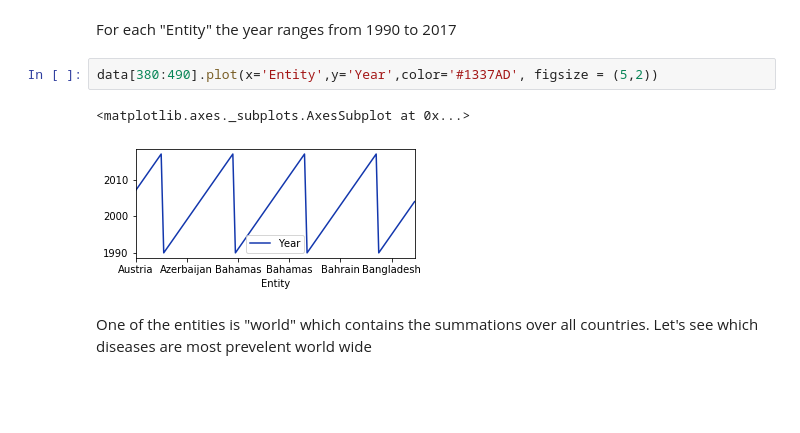
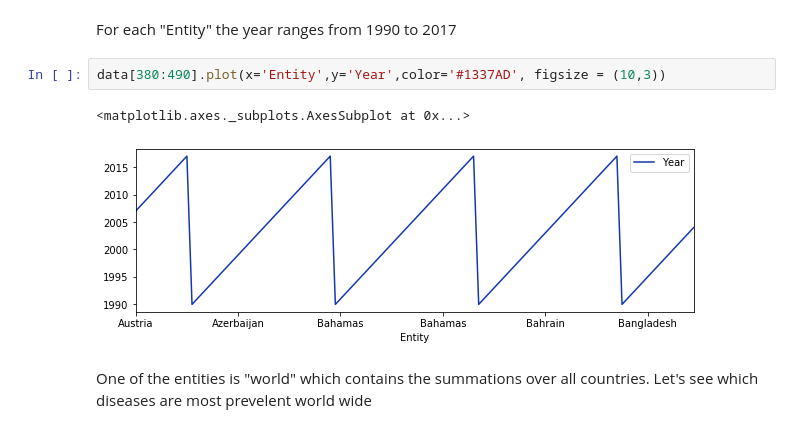
Before and after one commit to itsyaboii1337/Data_Science_Alliance, a Jupyter notebook: Analysing_Medical_Data.ipynb, the cells around one changed output. Drawn from its saved outputs; the diff is of its cells as text; blank space fills up the shorter version.

```diff
--- a/Analysing_Medical_Data.ipynb
+++ b/Analysing_Medical_Data.ipynb
@@ -42,10 +40,10 @@ data.head(5)
 # %% [markdown]
 For each "Entity" the year ranges from 1990 to 2017
 # %%
-data[380:490].plot(x='Entity',y='Year',color='#1337AD', figsize = (5,2))
+data[380:490].plot(x='Entity',y='Year',color='#1337AD', figsize = (10,3))
 # %% [output]
 <matplotlib.axes._subplots.AxesSubplot at 0x...>
-[figure, old version]
+[figure, new version]
 # %% [markdown]
 One of the entities is "world" which contains the summations over all countries. Let's see which diseases are most prevelent world wide
 # %%
```
Also changed, not shown: parts of 35 cells of this notebook.
